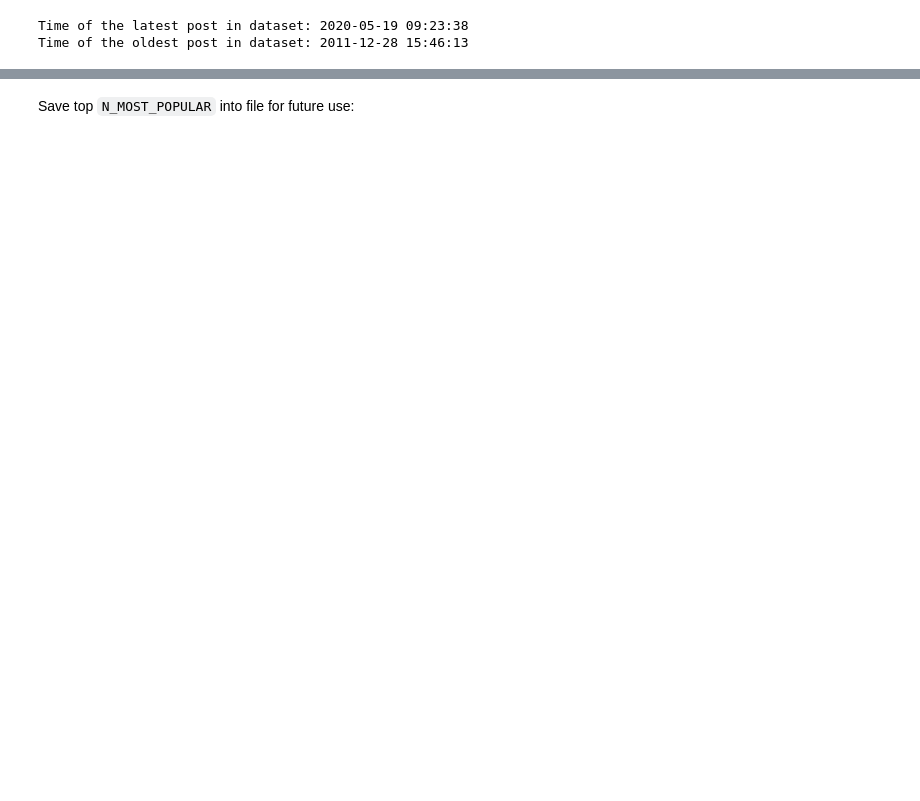
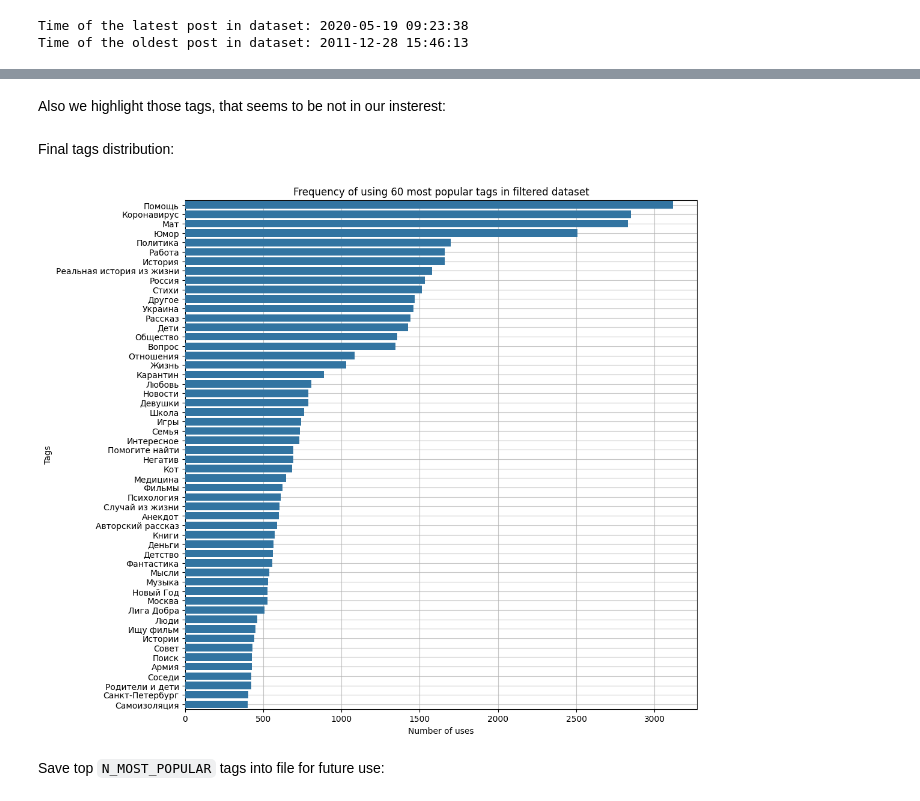
Before and after one commit to zhursvlevy/PostProcessor, a Jupyter notebook: notebooks/dataset_tag_analysis.ipynb, the cells around one changed output, grey strips where cells are left out. Saved outputs shown, nothing was run; the diff lists cells and outputs as text; code cells hidden in the pictures; blank space fills up the shorter version.

```diff
--- a/notebooks/dataset_tag_analysis.ipynb
+++ b/notebooks/dataset_tag_analysis.ipynb
@@ -177,2 +219,25 @@ top_tags = word[0:N_MOST_POPULAR]
+# %% [markdown]
+Also we highlight those tags, that seems to be not in our insterest:
+# %%
+# not problematic, but tags, that are not in our interests and not contain topic information
+tags_to_remove = ['Длиннопост', 'Текст', 'Без рейтинга', 'Ответ на пост', 'Комментарии', 'Моё', 'Пикабу']
+# %% [markdown]
+Final tags distribution:
+# %%
+mask = [True if (i not in tags_to_remove) else False for i in filtered_word][0:N_MOST_POPULAR]
+pltdf = pd.DataFrame()
+pltdf['filtered_word'] = filtered_word[0:N_MOST_POPULAR]
+pltdf['filtered_count'] = filtered_count[0:N_MOST_POPULAR]
+pltdf = pltdf[mask]
+
+filtered_fig, ax = plt.subplots(figsize=(11,11))
+sns.barplot(pltdf, x = 'filtered_count', y='filtered_word', legend=False, zorder=5)
+ax.set_xticks(np.arange(0, max(pltdf['filtered_count']), 500))
+ax.grid(zorder=1, alpha=0.7)
+ax.set_ylabel("Tags")
+ax.set_xlabel("Number of uses")
+ax.set_title(f"Frequency of using {N_MOST_POPULAR} most popular tags in filtered dataset");
+# %% [output]
+[figure, added]
 # %% [markdown]
-Save top `N_MOST_POPULAR` into file for future use:
+Save top `N_MOST_POPULAR` tags into file for future use:
```
Also changed, not shown: parts of 29 cells of this notebook, 1 other file.
